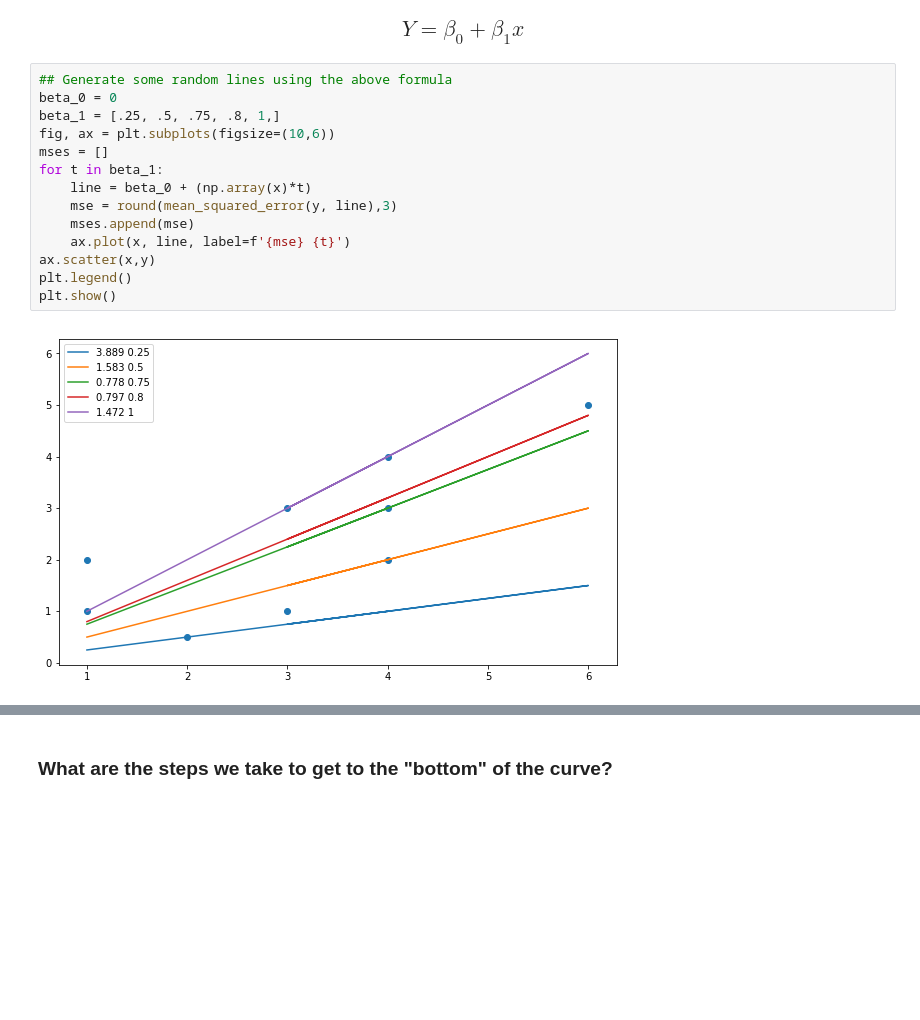
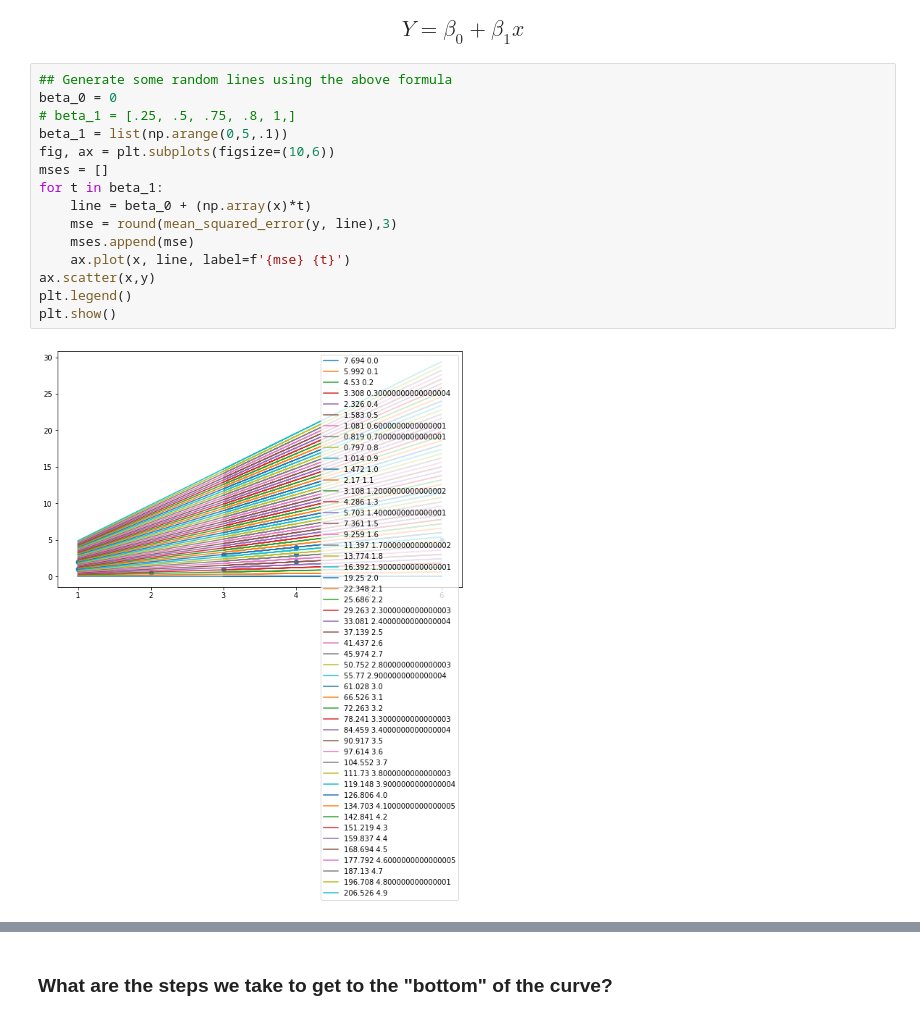
Before and after one commit to ralterman/nyc-ds-111819-lectures, a Jupyter notebook: Mod_4/Gradient_Descent/Gradient Descent.ipynb, the cells around one changed output, grey strips where cells are left out. Saved outputs shown, nothing was run; the diff lists cells and outputs as text; blank space fills up the shorter version.

```diff
--- a/Mod_4/Gradient_Descent/Gradient Descent.ipynb
+++ b/Mod_4/Gradient_Descent/Gradient Descent.ipynb
@@ -41,19 +41,20 @@ plt.show()
 # %%
 ## Generate some random lines using the above formula
 beta_0 = 0
-beta_1 = [.25, .5, .75, .8, 1,]
+# beta_1 = [.25, .5, .75, .8, 1,]
+beta_1 = list(np.arange(0,5,.1))
 fig, ax = plt.subplots(figsize=(10,6))
 mses = []
 for t in beta_1:
     line = beta_0 + (np.array(x)*t)
     mse = round(mean_squared_error(y, line),3)
     mses.append(mse)
     ax.plot(x, line, label=f'{mse} {t}')
 ax.scatter(x,y)
 plt.legend()
 plt.show()
 # %% [output]
-[figure, old version]
+[figure, new version]
 # %%
 # Plot the Cost Curve
 fig, ax = plt.subplots(figsize=(10,6))
```
Also changed, not shown: parts of 2 cells of this notebook, 23 other files.
